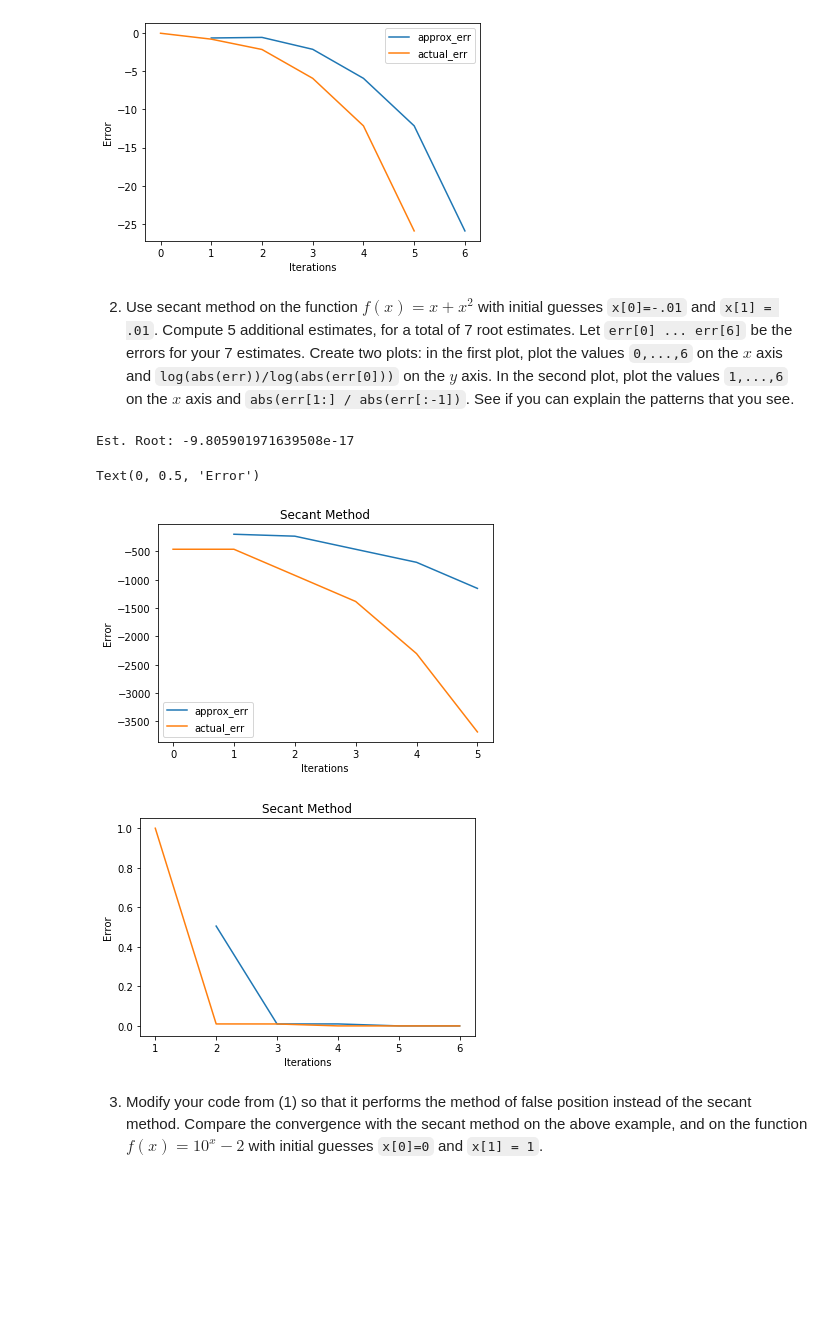
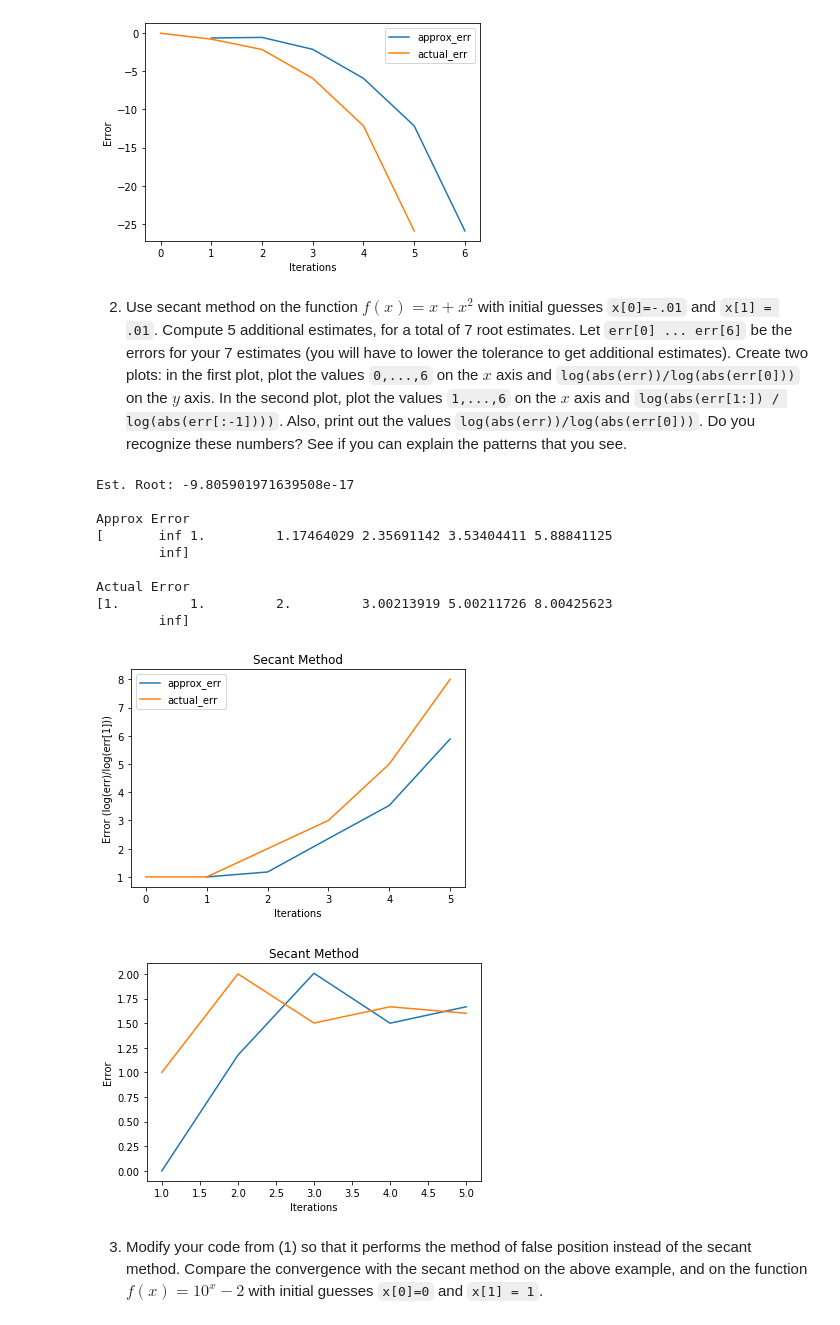
Before and after one commit to FatherLuis/Numerical_Analysis, a Jupyter notebook: VargasTamayo_Luis_Secant_Method.ipynb, the cells around one changed output. Saved outputs shown, nothing was run; the diff lists cells and outputs as text; code cells hidden in the pictures; blank space fills up the shorter version.

```diff
--- a/VargasTamayo_Luis_Secant_Method.ipynb
+++ b/VargasTamayo_Luis_Secant_Method.ipynb
@@ -83,7 +83,7 @@ Est. Root: 1.5707963267948966
 <matplotlib.legend.Legend at 0x...>
 [figure]
 # %% [markdown]
-2. Use secant method on the function $f(x) = x + x^2$ with initial guesses `x[0]=-.01` and `x[1] = .01`. Compute 5 additional estimates, for a total of 7 root estimates.  Let `err[0] ... err[6]` be the errors for your 7 estimates. Create two plots: in the first plot, plot the values `0,...,6` on the $x$ axis and `log(abs(err))/log(abs(err[0]))` on the $y$ axis.  In the second plot, plot the values `1,...,6` on the $x$ axis and `abs(err[1:] / abs(err[:-1])`.  See if you can explain the patterns that you see.
+2. Use secant method on the function $f(x) = x + x^2$ with initial guesses `x[0]=-.01` and `x[1] = .01`. Compute 5 additional estimates, for a total of 7 root estimates.  Let `err[0] ... err[6]` be the errors for your 7 estimates (you will have to lower the tolerance to get additional estimates). Create two plots: in the first plot, plot the values `0,...,6` on the $x$ axis and `log(abs(err))/log(abs(err[0]))` on the $y$ axis.  In the second plot, plot the values `1,...,6` on the $x$ axis and `log(abs(err[1:]) / log(abs(err[:-1])))`.  Also, print out the values `log(abs(err))/log(abs(err[0]))`. Do you recognize these numbers? See if you can explain the patterns that you see.
 # %%
 #import necesssary packages
 %matplotlib inline
@@ -145,41 +145,58 @@ for i in range(2,iteration):
     # Obtain approximate and actual errors
     actual_err[i] = np.abs(solution[i] - act_root)
     approx_err[i] = np.abs(solution[i] - solution[i-1])
 
     est_root_index = i
     # break from loop if tolerance (based on approx error) is reached
     if(tolerance > approx_err[i]):
         break
 
 
 ##output final root estimate
 print('Est. Root: {}'.format(solution[est_root_index]))
 
 #print(approx_err)
 #print(actual_err)
 
 plt.figure(1)
 # Plot the logarithm of the actual and approximate errors
-plt.plot(range(iteration),np.log(approx_err)/np.abs(approx_err[1]),label ='approx_err')
-plt.plot(range(iteration),np.log(actual_err)/np.abs(actual_err[0]),label="actual_err")
+plt.plot(range(iteration),np.log(approx_err)/np.log(np.abs(approx_err[1])),label ='approx_err')
+plt.plot(range(iteration),np.log(actual_err)/np.log(np.abs(actual_err[0])),label="actual_err")
 # Add labels and titles to the plots
 plt.title('Secant Method')
 plt.xlabel('Iterations')
-plt.ylabel('Error')
+plt.ylabel('Error (log(err)/log(err[1]))')
 plt.legend()
 
 plt.figure(2)
 
-plt.plot(range(1,iteration), abs(approx_err[1:]) / abs(approx_err[:-1]),label ='approx_err')
-plt.plot(range(1,iteration), abs(actual_err[1:]) / abs(actual_err[:-1]),label="actual_err")
+plt.plot(range(1,iteration), np.log(np.abs(approx_err[1:])) / np.log(np.abs(approx_err[:-1])),label ='approx_err')
+plt.plot(range(1,iteration), np.log(np.abs(actual_err[1:])) / np.log(np.abs(actual_err[:-1])),label="actual_err")
 plt.title('Secant Method')
 plt.xlabel('Iterations')
 plt.ylabel('Error')
+
+print('\nApprox Error')
+print(np.log(approx_err)/np.log(np.abs(approx_err[1])))
+
+print('\nActual Error')
+print(np.log(actual_err)/np.log(np.abs(actual_err[0])))
+
+
+# These numbers are the fibonacci numbers.
+# The ratio of ln(err)/ln(err[1]) is increasing by a sequence in the fibonacci numbers.
 # %% [output]
 Est. Root: -9.805901971639508e-17
+
+Approx Error
+[       inf 1.         1.17464029 2.35691142 3.53404411 5.88841125
+        inf]
+
+Actual Error
+[1.         1.         2.         3.00213919 5.00211726 8.00425623
+        inf]
-Text(0, 0.5, 'Error')
-[figure, old version]
+[figure, new version]
-[figure, old version]
+[figure, new version]
 # %% [markdown]
 3. Modify your code from (1) so that it performs the method of false position instead of the secant method.  Compare the convergence with the secant method on the above example, and on the function $f(x) = 10^x - 2$ with initial guesses `x[0]=0` and `x[1] = 1`.
 # %%
```
Also changed, not shown: parts of 1 cell of this notebook, 1 other file.
